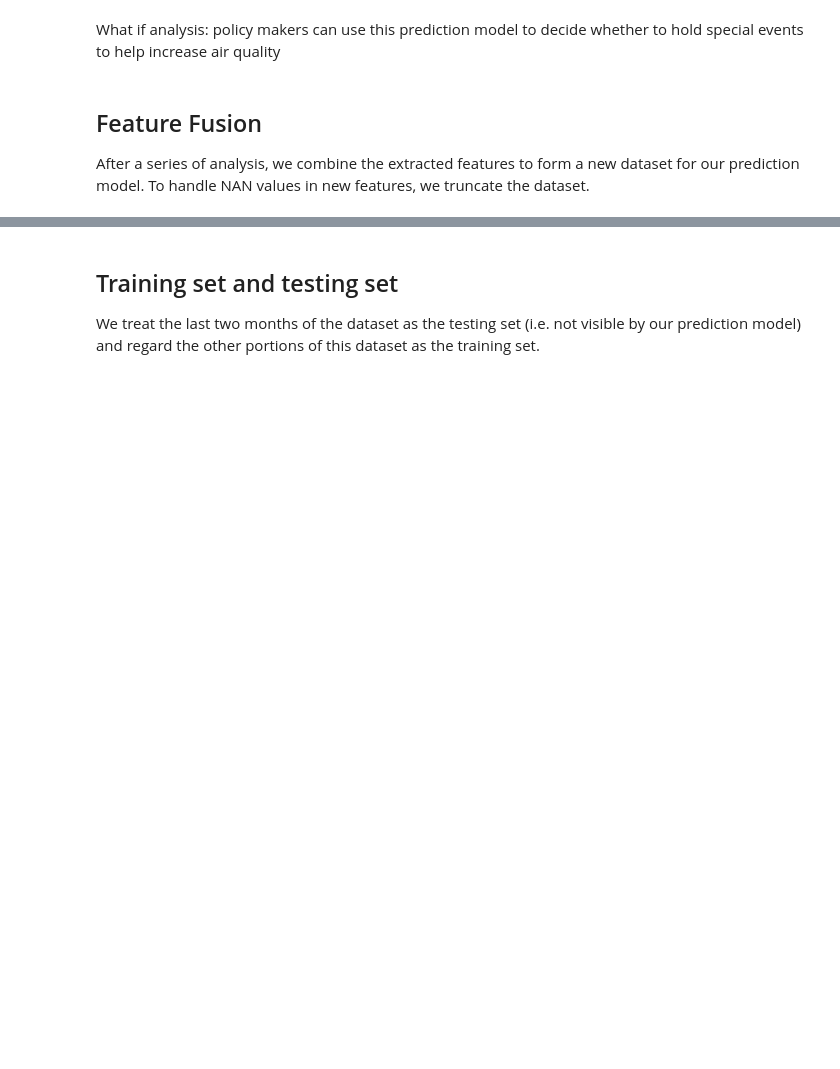
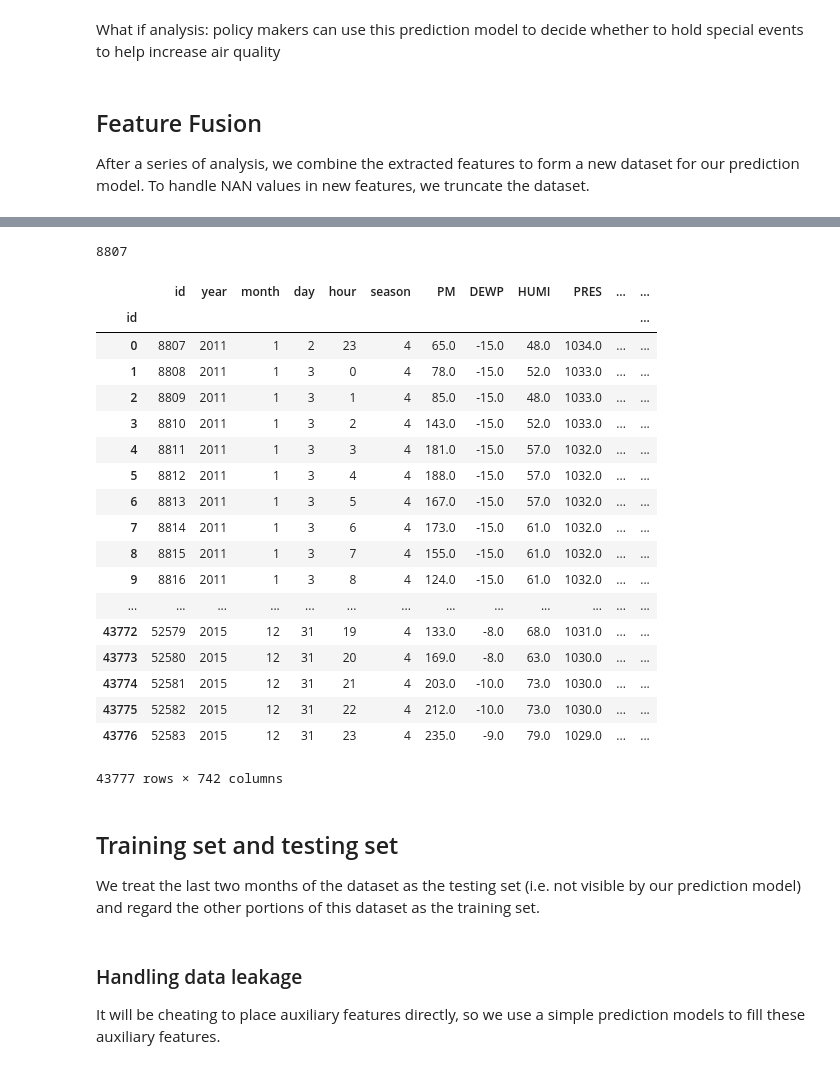
Before and after one commit to TravorLZH/pm25, a Jupyter notebook: pm25_features.ipynb, the cells around one changed output, grey strips where cells are left out. Drawn from its saved outputs; the diff is of its cells as text; code cells hidden in the pictures; blank space fills up the shorter version.

```diff
--- a/pm25_features.ipynb
+++ b/pm25_features.ipynb
@@ -274,11 +476,33 @@ After a series of analysis, we combine the extracted features to form a new data
+# %%
+first_valid_idx
+# %% [output]
+8807
 # %%
-data_combined=pd.concat([data,data_lagged,pm_decomposed,pm_stats,datetime_features],axis=1)
-data_combined.index=data_combined["id"]
-first_valid_idx=data_combined.apply(lambda s:s.first_valid_index(),axis=0).max()
-
-data_final=data_combined[first_valid_idx:].copy()
+data_final=data_combined[data_combined.id>=first_valid_idx].copy()
 data_final.index=data_final["id"]-first_valid_idx
 data_final.drop("id",axis=1).to_csv("BeijingPM_features.csv")
+# %%
+data_final
+# %% [output]
+|  | id | year | month | day | hour | season | PM | DEWP | HUMI | PRES | ... | ... |
+| id |  |  |  |  |  |  |  |  |  |  |  | ... |
+| 0 | 8807 | 2011 | 1 | 2 | 23 | 4 | 65.0 | -15.0 | 48.0 | 1034.0 | ... | ... |
+| 1 | 8808 | 2011 | 1 | 3 | 0 | 4 | 78.0 | -15.0 | 52.0 | 1033.0 | ... | ... |
+| 2 | 8809 | 2011 | 1 | 3 | 1 | 4 | 85.0 | -15.0 | 48.0 | 1033.0 | ... | ... |
+| 3 | 8810 | 2011 | 1 | 3 | 2 | 4 | 143.0 | -15.0 | 52.0 | 1033.0 | ... | ... |
+| 4 | 8811 | 2011 | 1 | 3 | 3 | 4 | 181.0 | -15.0 | 57.0 | 1032.0 | ... | ... |
+| 5 | 8812 | 2011 | 1 | 3 | 4 | 4 | 188.0 | -15.0 | 57.0 | 1032.0 | ... | ... |
+| 6 | 8813 | 2011 | 1 | 3 | 5 | 4 | 167.0 | -15.0 | 57.0 | 1032.0 | ... | ... |
+| 7 | 8814 | 2011 | 1 | 3 | 6 | 4 | 173.0 | -15.0 | 61.0 | 1032.0 | ... | ... |
+| 8 | 8815 | 2011 | 1 | 3 | 7 | 4 | 155.0 | -15.0 | 61.0 | 1032.0 | ... | ... |
+| 9 | 8816 | 2011 | 1 | 3 | 8 | 4 | 124.0 | -15.0 | 61.0 | 1032.0 | ... | ... |
+| ... | ... | ... | ... | ... | ... | ... | ... | ... | ... | ... | ... | ... |
+| 43772 | 52579 | 2015 | 12 | 31 | 19 | 4 | 133.0 | -8.0 | 68.0 | 1031.0 | ... | ... |
+| 43773 | 52580 | 2015 | 12 | 31 | 20 | 4 | 169.0 | -8.0 | 63.0 | 1030.0 | ... | ... |
+| 43774 | 52581 | 2015 | 12 | 31 | 21 | 4 | 203.0 | -10.0 | 73.0 | 1030.0 | ... | ... |
+| 43775 | 52582 | 2015 | 12 | 31 | 22 | 4 | 212.0 | -10.0 | 73.0 | 1030.0 | ... | ... |
+| 43776 | 52583 | 2015 | 12 | 31 | 23 | 4 | 235.0 | -9.0 | 79.0 | 1029.0 | ... | ... |
+43777 rows × 742 columns
 # %% [markdown]
 ## Training set and testing set
 
@@ -286 +513,5 @@ We treat the last two months of the dataset as the testing set (i.e. not visible
+# %% [markdown]
+### Handling data leakage
+
+It will be cheating to place auxiliary features directly, so we use a simple prediction models to fill these auxiliary features.
 # %%
```
Also changed, not shown: parts of 30 cells of this notebook, 1 other file.
